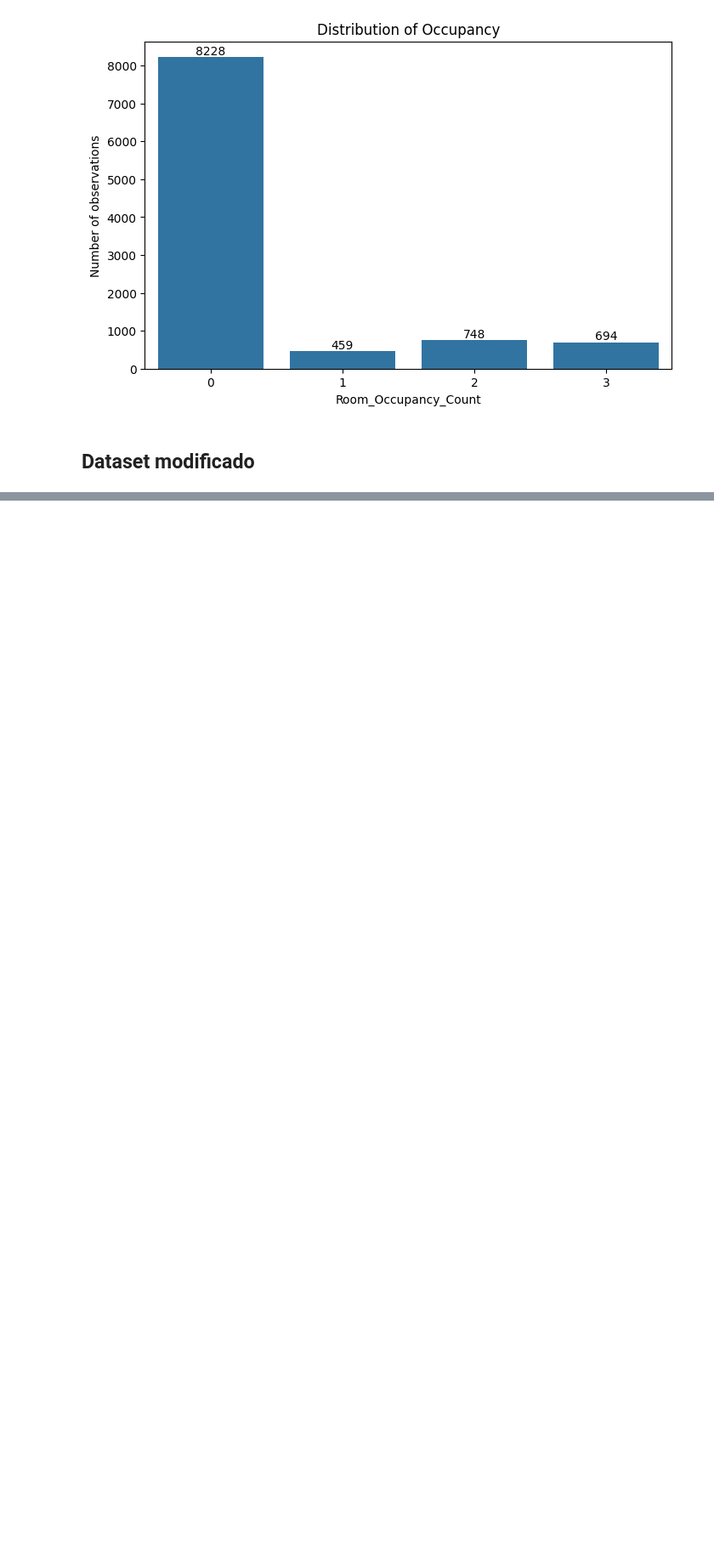
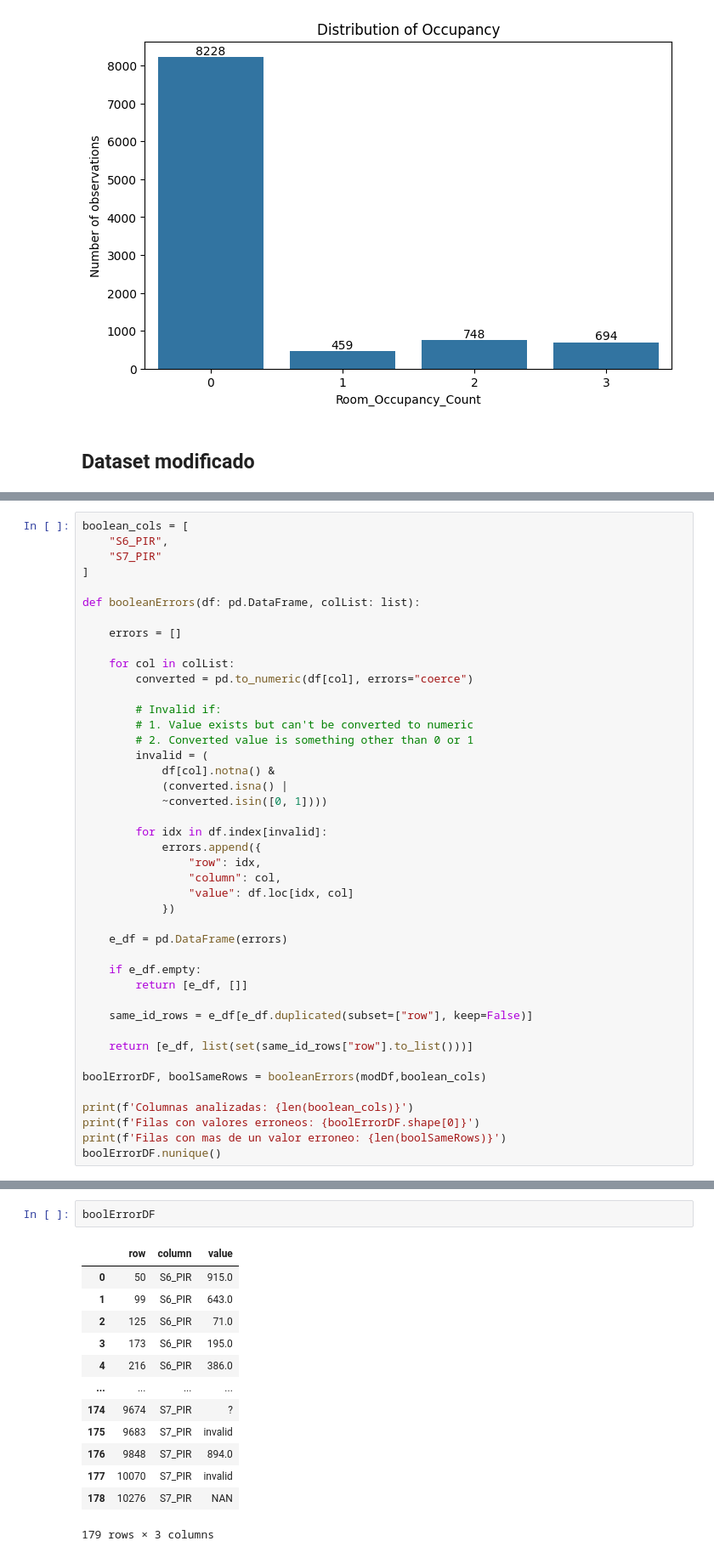
Before and after one commit to AngelBriFi/mlopsAct3, a Jupyter notebook: A03_A01796844.ipynb, the cells around one changed output, grey strips where cells are left out. Shown at 85% size. Saved outputs shown, nothing was run; the diff lists cells and outputs as text; blank space fills up the shorter version.

```diff
--- a/A03_A01796844.ipynb
+++ b/A03_A01796844.ipynb
@@ -216,0 +323,43 @@ ogDf.head()
+# %%
+boolean_cols = [
+    "S6_PIR",
+    "S7_PIR"
+]
+
+def booleanErrors(df: pd.DataFrame, colList: list):
+
+    errors = []
+
+    for col in colList:
+        converted = pd.to_numeric(df[col], errors="coerce")
+
+        # Invalid if:
+        # 1. Value exists but can't be converted to numeric
+        # 2. Converted value is something other than 0 or 1
+        invalid = (
+            df[col].notna() &
+            (converted.isna() |
+            ~converted.isin([0, 1])))
+
+        for idx in df.index[invalid]:
+            errors.append({
+                "row": idx,
+                "column": col,
+                "value": df.loc[idx, col]
+            })
+
+    e_df = pd.DataFrame(errors)
+
+    if e_df.empty:
+        return [e_df, []]
+
+    same_id_rows = e_df[e_df.duplicated(subset=["row"], keep=False)]
+
+    return [e_df, list(set(same_id_rows["row"].to_list()))]
+
+boolErrorDF, boolSameRows = booleanErrors(modDf,boolean_cols)
+
+print(f'Columnas analizadas: {len(boolean_cols)}')
+print(f'Filas con valores erroneos: {boolErrorDF.shape[0]}')
+print(f'Filas con mas de un valor erroneo: {len(boolSameRows)}')
+boolErrorDF.nunique()
@@ -216,0 +374,16 @@ ogDf.head()
+# %%
+boolErrorDF
+# %% [output]
+|  | row | column | value |
+| 0 | 50 | S6_PIR | 915.0 |
+| 1 | 99 | S6_PIR | 643.0 |
+| 2 | 125 | S6_PIR | 71.0 |
+| 3 | 173 | S6_PIR | 195.0 |
+| 4 | 216 | S6_PIR | 386.0 |
+| ... | ... | ... | ... |
+| 174 | 9674 | S7_PIR | ? |
+| 175 | 9683 | S7_PIR | invalid |
+| 176 | 9848 | S7_PIR | 894.0 |
+| 177 | 10070 | S7_PIR | invalid |
+| 178 | 10276 | S7_PIR | NAN |
+179 rows × 3 columns
```
Also changed, not shown: parts of 17 cells of this notebook.
